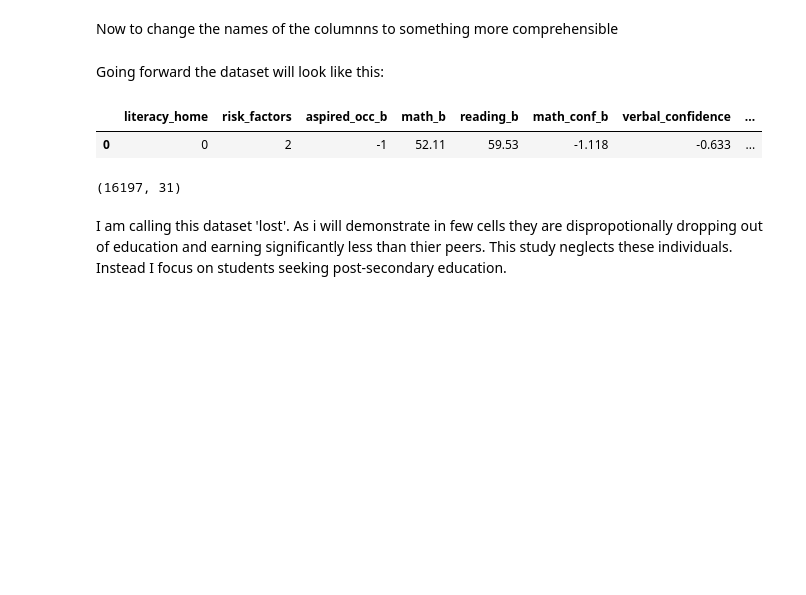
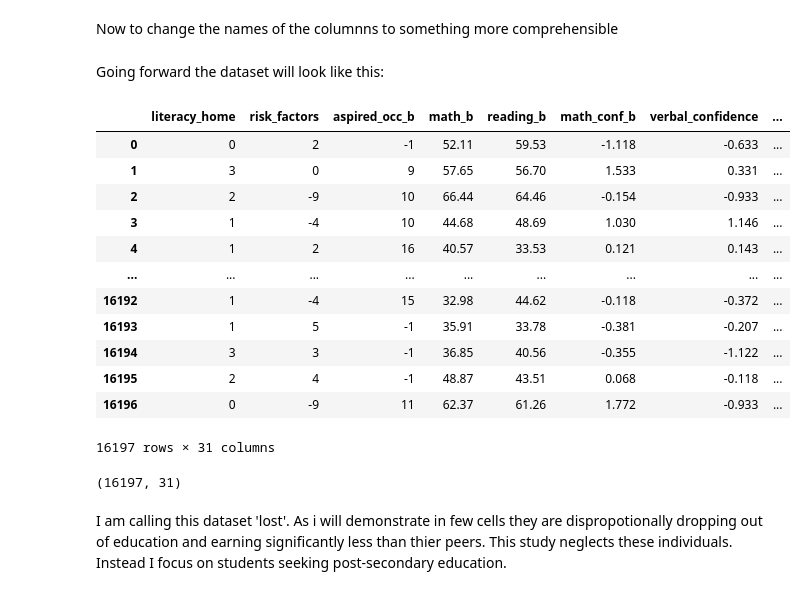
Before and after one commit to eonslemp/ML_assisted_college_advising, a Jupyter notebook: code/final_notebook.ipynb, the cells around one changed output. Saved outputs shown, nothing was run; the diff lists cells and outputs as text; code cells hidden in the pictures; blank space fills up the shorter version.

```diff
--- a/code/final_notebook.ipynb
+++ b/code/final_notebook.ipynb
@@ -74,11 +75,22 @@ def rename_cols(df):
     return df
 # %% [markdown]
 Going forward the dataset will look like this:
-# %%
-rename_cols(df).head(1)
-# %% [output]
-|  | literacy_home | risk_factors | aspired_occ_b | math_b | reading_b | math_conf_b | verbal_confidence | ... |
-| 0 | 0 | 2 | -1 | 52.11 | 59.53 | -1.118 | -0.633 | ... |
+# %%
+fx.rename_cols(df)
+# %% [output]
+|  | literacy_home | risk_factors | aspired_occ_b | math_b | reading_b | math_conf_b | verbal_confidence | ... |
+| 0 | 0 | 2 | -1 | 52.11 | 59.53 | -1.118 | -0.633 | ... |
+| 1 | 3 | 0 | 9 | 57.65 | 56.70 | 1.533 | 0.331 | ... |
+| 2 | 2 | -9 | 10 | 66.44 | 64.46 | -0.154 | -0.933 | ... |
+| 3 | 1 | -4 | 10 | 44.68 | 48.69 | 1.030 | 1.146 | ... |
+| 4 | 1 | 2 | 16 | 40.57 | 33.53 | 0.121 | 0.143 | ... |
+| ... | ... | ... | ... | ... | ... | ... | ... | ... |
+| 16192 | 1 | -4 | 15 | 32.98 | 44.62 | -0.118 | -0.372 | ... |
+| 16193 | 1 | 5 | -1 | 35.91 | 33.78 | -0.381 | -0.207 | ... |
+| 16194 | 3 | 3 | -1 | 36.85 | 40.56 | -0.355 | -1.122 | ... |
+| 16195 | 2 | 4 | -1 | 48.87 | 43.51 | 0.068 | -0.118 | ... |
+| 16196 | 0 | -9 | 11 | 62.37 | 61.26 | 1.772 | -0.933 | ... |
+16197 rows × 31 columns
 # %%
 df.shape
 # %% [output]
```
Also changed, not shown: parts of 16 cells of this notebook, 3 other files.
